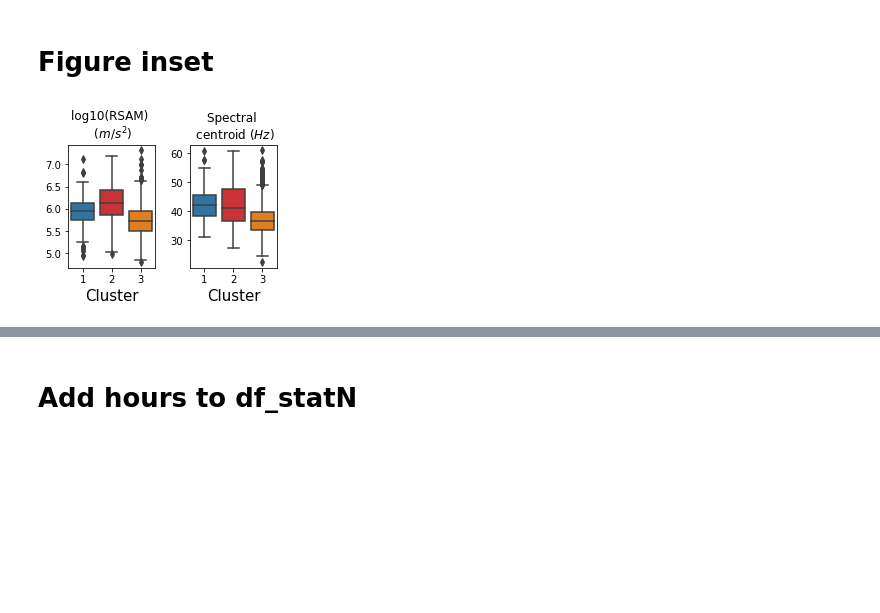
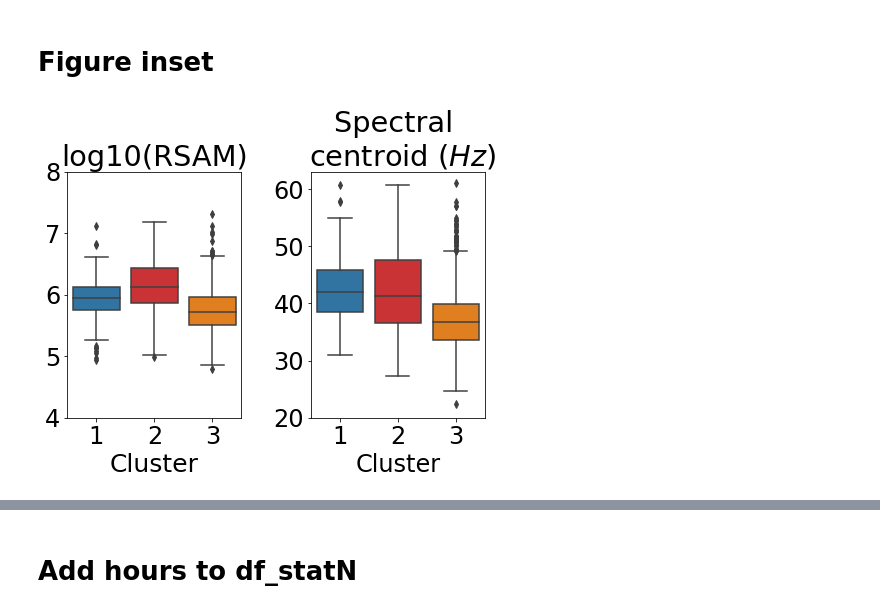
Before and after one commit to tsawi/SawiEtAl_2022, a Jupyter notebook: Events/02_src/plotFigures5_6_11_12.ipynb, the cells around one changed output, grey strips where cells are left out. Drawn from its saved outputs; the diff is of its cells as text; code cells hidden in the pictures; blank space fills up the shorter version.

Commit message:
updated figure units

```diff
--- a/Events/02_src/plotFigures5_6_11_12.ipynb
+++ b/Events/02_src/plotFigures5_6_11_12.ipynb
@@ -1071,45 +1073,49 @@ if loadCats:
 # %% [markdown]
 # Figure inset
 # %%
-plt.rcParams.update({'font.size': 10})
+plt.rcParams.update({'font.size': 24})
 
-fig,axes = plt.subplots(figsize = (width2/2,height2/4))#,sharex=True)#,constrained_layout=True)
+fig,axes = plt.subplots(figsize = (width2/1,height2/2))#,sharex=True)#,constrained_layout=True)
 
 template_index=0
 
 
 gs = gridspec.GridSpec(1,2)
 
 
 
 ### ### ### ### ### ### ### ### ### ### ### ###
 ### ### ### ### ### ### ### ### ### ### ### ###
 ## plot boxplot for RSAM
 ax = plt.subplot(gs[0])
 
 figureFunctions2.plotFeatureBoxPlot(df_stat,Kopt,'log10RSAM',ax=ax,**plt_kwargs)
-ax.set_title('log10(RSAM) \n ($m/s^2$)')
-ax.set_xlabel('Cluster',labelpad=4,fontsize=15)
+ax.set_title('log10(RSAM)')
+ax.set_xlabel('Cluster',labelpad=4,fontsize=25)
 
-# ax.set_xticks([])
-# ax.set_xticklabels('')
+ax.set_yticks(np.arange(4,9))
+ax.set_yticklabels(np.arange(4,9))
+
 ax.set_ylabel('')
 # ax.grid('off')
 
 
 
 ### ### ### ### ### ### ### ### ### ### ### ###
 ## plot Boxplot for SC
 ax = plt.subplot(gs[1])
 figureFunctions2.plotFeatureBoxPlot(df_stat,Kopt,'SC',ax=ax,**plt_kwargs)
 
 
 ax.set_ylabel('')
-ax.set_xlabel('Cluster',labelpad=4,fontsize=15)
+ax.set_xlabel('Cluster',labelpad=4,fontsize=24)
 ax.set_title('Spectral \n centroid ($Hz$)')
-# ax.set_xticks([])
+ax.set_yticks(np.arange(20,70,10))
+ax.set_yticklabels(np.arange(20,70,10))
 
 gs.update(wspace=.4,hspace=0)
-plt.savefig(pathFig+ f'06_box_inset_3.jpg',bbox_inches='tight')
+
+
+plt.savefig(pathFig+ f'Fig9_inset_box_inset_3.jpg',bbox_inches='tight',dpi=300)
 # %% [output]
-[figure, old version]
+[figure, new version]
```
Also changed, not shown: parts of 6 cells of this notebook, 6 other files.
